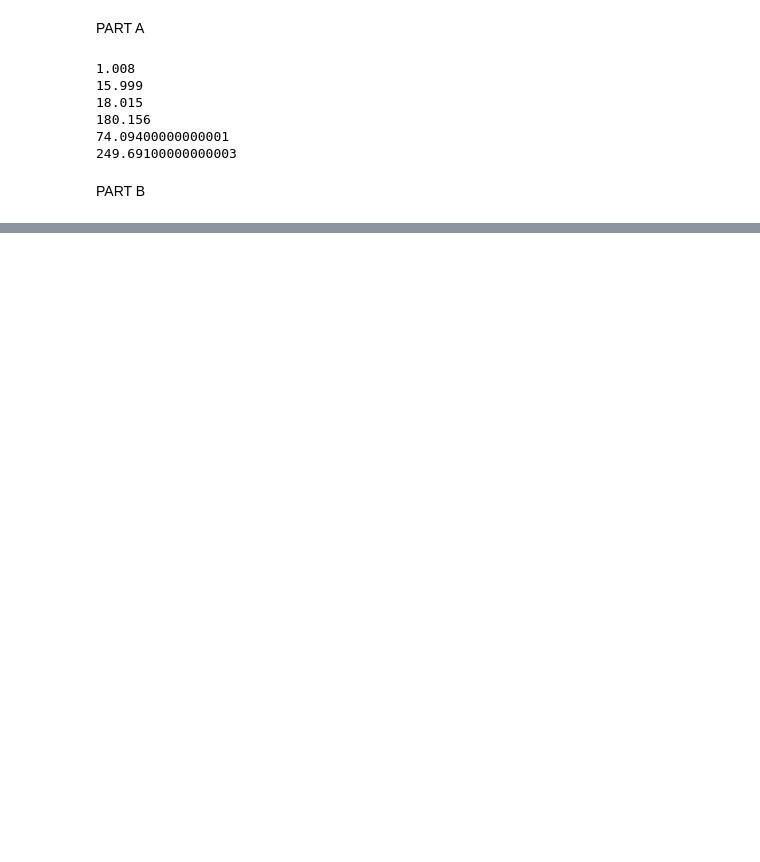
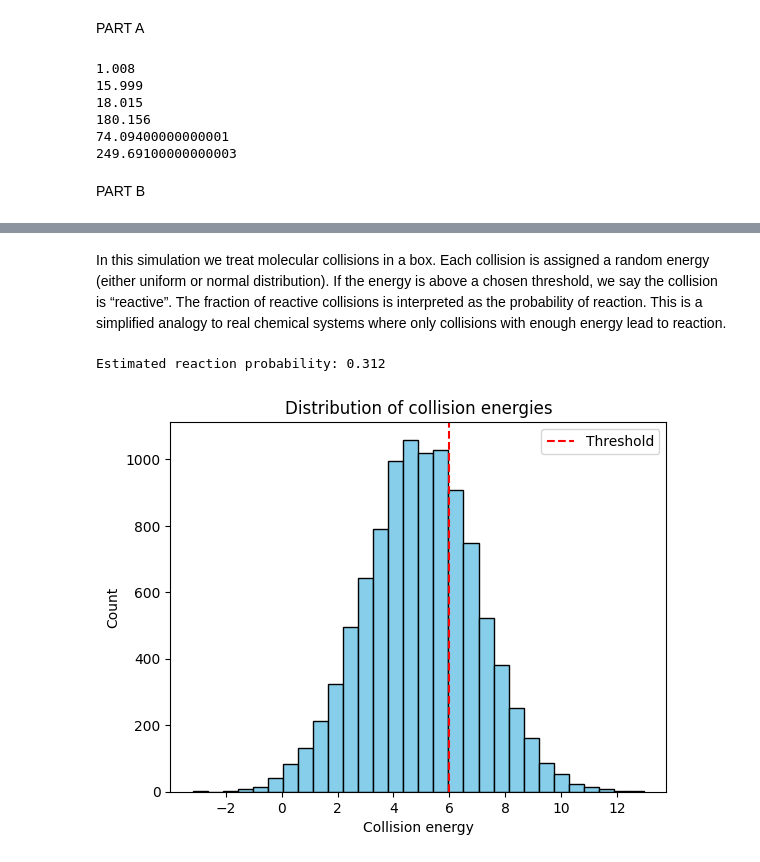
Before and after one commit to Noah-Paga/ModLab, a Jupyter notebook: exercise_A.ipynb, the cells around one changed output, grey strips where cells are left out. Cells and saved outputs as stored; diff of their text form; code cells hidden in the pictures; blank space fills up the shorter version.

```diff
--- a/exercise_A.ipynb
+++ b/exercise_A.ipynb
@@ -149,0 +175,31 @@ True
+# %% [markdown]
+In this simulation we treat molecular collisions in a box. Each collision is assigned a random energy (either uniform or normal distribution). If the energy is above a chosen threshold, we say the collision is “reactive”. The fraction of reactive collisions is interpreted as the probability of reaction. This is a simplified analogy to real chemical systems where only collisions with enough energy lead to reaction.
+# %%
+def simulate_collisions(M, threshold=5.0, mode="uniform"):
+    """Simulate M collisions and estimate reaction probability."""
+    if mode == "uniform":
+        energies = np.random.uniform(0, 10, M)
+    elif mode == "normal":
+        energies = np.random.normal(loc=5, scale=2, size=M)
+    else:
+        raise ValueError("mode must be 'uniform' or 'normal'")
+
+    reactive = np.sum(energies > threshold)
+    prob = reactive / M
+    return prob, energies
+
+# Example run
+prob, energies = simulate_collisions(10000, threshold=6, mode="normal")
+print(f"Estimated reaction probability: {prob:.3f}")
+
+# Plot energy distribution
+plt.hist(energies, bins=30, color="skyblue", edgecolor="black")
+plt.axvline(6, color="red", linestyle="--", label="Threshold")
+plt.xlabel("Collision energy")
+plt.ylabel("Count")
+plt.title("Distribution of collision energies")
+plt.legend()
+plt.show()
+# %% [output]
+Estimated reaction probability: 0.312
+[figure, added]
```
Also changed, not shown: parts of 3 cells of this notebook.
